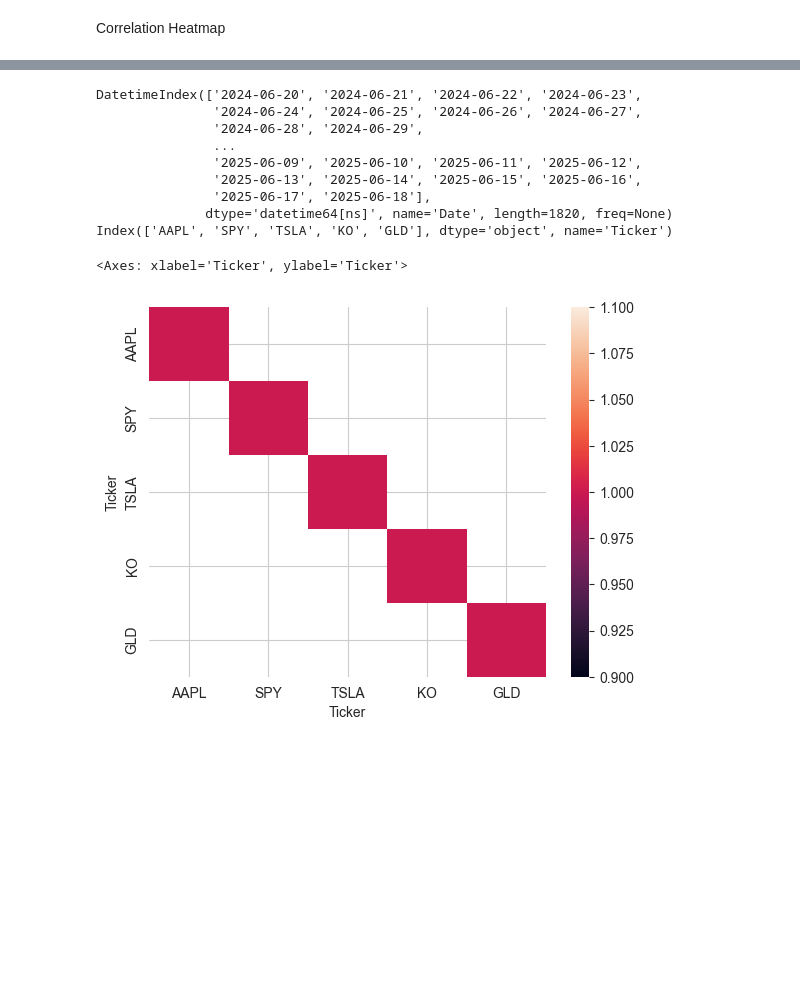
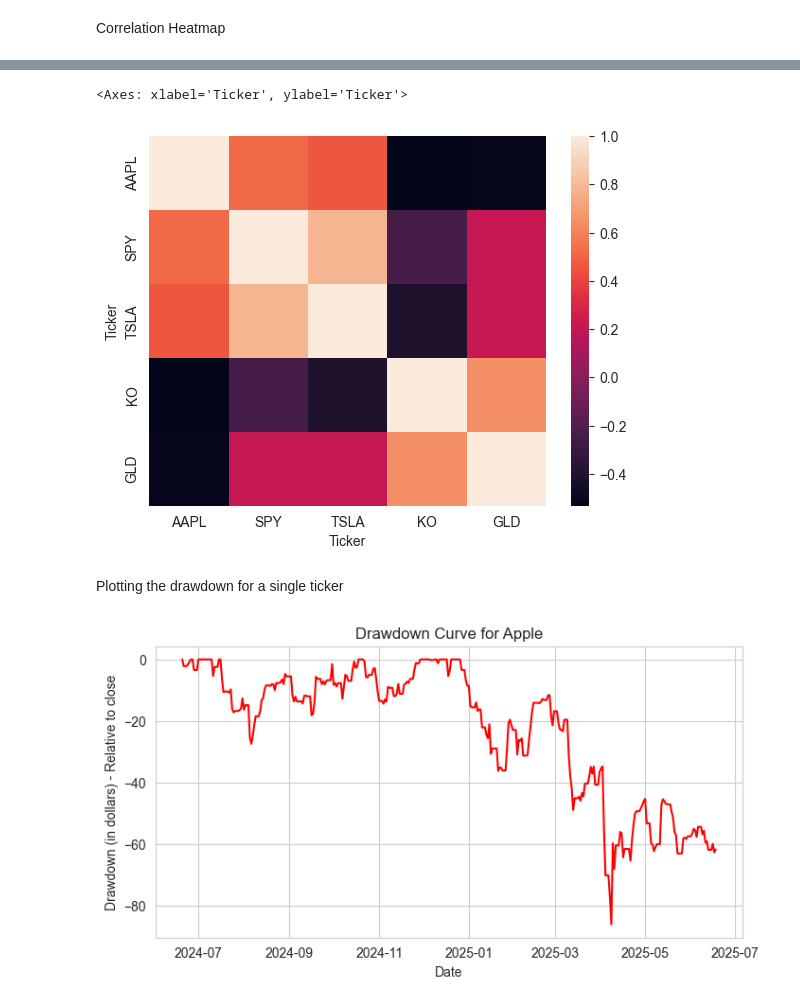
Before and after one commit to humaspasta/Market-Data-Pipeline-Descriptive-Analytics, a Jupyter notebook: project_1_data_pipeline.ipynb, the cells around one changed output, grey strips where cells are left out. Drawn from its saved outputs; the diff is of its cells as text; code cells hidden in the pictures; blank space fills up the shorter version.

Commit message:
Finished heatmap and drawdown curve

```diff
--- a/project_1_data_pipeline.ipynb
+++ b/project_1_data_pipeline.ipynb
@@ -210,22 +235,22 @@ data.create_merge_prices_table()
 # %%
 prices_df = data.create_merge_prices_table()
-print(prices_df.index)
 close_data = prices_df['Close']
 close_data.pct_change().dropna()
 corr = close_data.corr()
-print(corr.columns)
 sns.heatmap(corr)
 # %% [output]
-DatetimeIndex(['2024-06-20', '2024-06-21', '2024-06-22', '2024-06-23',
-               '2024-06-24', '2024-06-25', '2024-06-26', '2024-06-27',
-               '2024-06-28', '2024-06-29',
-               ...
-               '2025-06-09', '2025-06-10', '2025-06-11', '2025-06-12',
-               '2025-06-13', '2025-06-14', '2025-06-15', '2025-06-16',
-               '2025-06-17', '2025-06-18'],
-              dtype='datetime64[ns]', name='Date', length=1820, freq=None)
-Index(['AAPL', 'SPY', 'TSLA', 'KO', 'GLD'], dtype='object', name='Ticker')
+<Axes: xlabel='Ticker', ylabel='Ticker'>
-<Axes: xlabel='Ticker', ylabel='Ticker'>
-[figure, old version]
+[figure, new version]
+# %% [markdown]
+Plotting the drawdown for a single ticker
 # %%
-spy_data = data.clean_ticker_data('SPY')
+aaple_df = data.clean_ticker_data('AAPL')
+
+plt.figure(figsize=(8,4))
+plt.plot(aaple_df['Date'] , aaple_df['Drawdown'], color='red')
+plt.xlabel('Date')
+plt.ylabel('Drawdown (in dollars) - Relative to close')
+plt.title('Drawdown Curve for Apple')
+plt.show()
+# %% [output]
+[figure, added]
```
Also changed, not shown: parts of 10 cells of this notebook, 6 other files.
